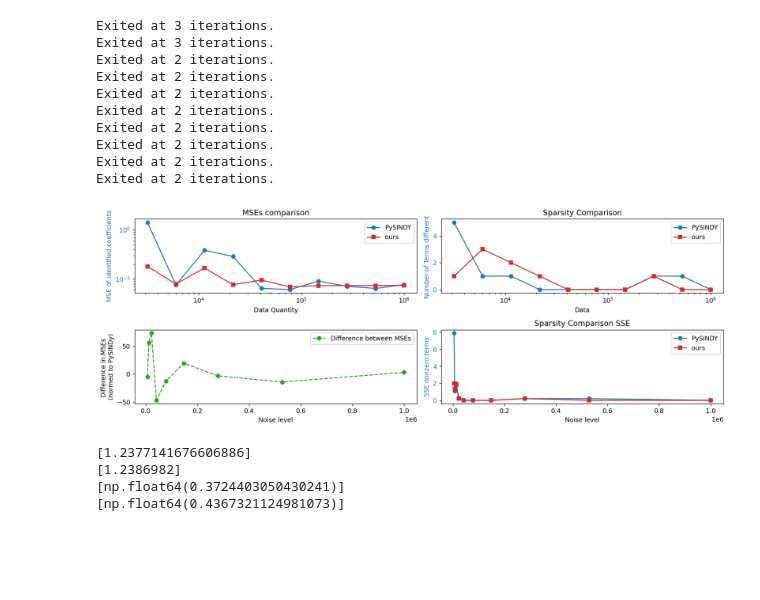
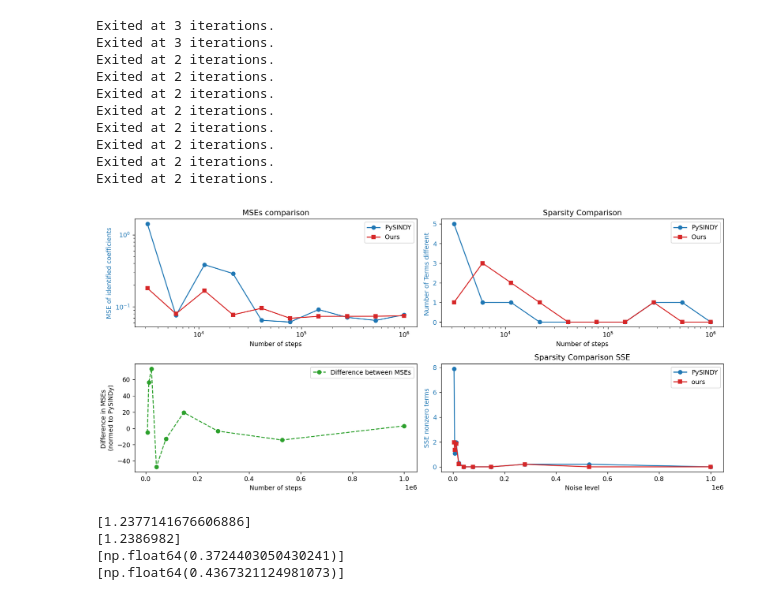
Before and after one commit to alexje76/SINDY-Noise-Investigation, a Jupyter notebook: test.ipynb, the cells around one changed output. Drawn from its saved outputs; the diff is of its cells as text; code cells hidden in the pictures; blank space fills up the shorter version.

Commit message:
Noise Levels Graphing

```diff
--- a/test.ipynb
+++ b/test.ipynb
@@ -318,8 +318,6 @@ for i, noise in enumerate(noise_levels):
 
     lorenz_arr_padded = mysindy.lorenz_array(sol)
 
-    mask = (sol != 0) & (lorenz_arr_padded == 0)
-    SEs_zterms_ours.append(np.sum(np.sqrt((sol[mask]-lorenz_arr_padded[mask])**2)))
     #print(xi.transpose().shape)
     #print(lorenz_arr_padded.shape)
     MSEs_ours.append(mean_squared_error(sol, lorenz_arr_padded))
@@ -410,7 +410,8 @@ plt.show()
 # %%
 logy = True
-logx = False
+logx = True
 sparsity = True
+PySINDy = False
 
 # 1. Create a figure with two subplots side-by-side
 fig, ((ax_MSEs, ax_sparsity), (ax_diff_MSEs, ax_SSE)) = plt.subplots(2, 2, figsize=(14, 5), dpi=128)
@@ -418,7 +419,8 @@ fig, ((ax_MSEs, ax_sparsity), (ax_diff_MSEs, ax_SSE)) = plt.subplots(2, 2, figsi
 MSEs_ours = np.array(MSEs_ours).round(7)
 # --- LEFT PLOT: Original SINDy ---
 # MSE on left y-axis
-ax_MSEs.plot(noise_levels, MSEs, marker="o", color="tab:blue", label="PySINDY")
+if PySINDy:
+    ax_MSEs.plot(noise_levels, MSEs, marker="o", color="tab:blue", label="PySINDY")
 ax_MSEs.plot(noise_levels, MSEs_ours, marker="s", color="tab:red", label="ours")
 ax_MSEs.set_xlabel("Noise level")
 ax_MSEs.set_ylabel("MSE of identified coefficients", color="tab:blue")
@@ -434,7 +436,8 @@ print(MSEs)
 # --- RIGHT PLOT: Our SINDy ---
 # MSE on left y-axis
 print(MSEs_ours)
-ax_sparsity.plot(noise_levels, np.array(term_nums)-7, marker="o", color="tab:blue", label="PySINDY")
+if PySINDy:
+    ax_sparsity.plot(noise_levels, np.array(term_nums)-7, marker="o", color="tab:blue", label="PySINDY")
 ax_sparsity.plot(noise_levels, np.array(term_nums_ours)-7, marker="s", color="tab:red", label="ours")
 ax_sparsity.set_xlabel("Noise level")
 ax_sparsity.set_ylabel("Number of Terms different ", color="tab:blue")
@@ -445,20 +448,24 @@ if logx:
 ax_sparsity.legend()
 
 
-
+if PySINDy:
 #Plot difference#
-diff = (MSEs - np.array(MSEs_ours).round(7))/MSEs *100
-ax_diff_MSEs.plot(noise_levels[1:], diff[1:], marker="o", color="tab:green", ls="--", label ="Difference between MSEs")
-ax_diff_MSEs.set_ylabel("Difference in MSEs \n(normed to PySINDy)")
-ax_diff_MSEs.set_xlabel("Noise level")
-ax_diff_MSEs.legend()
+    diff = (MSEs - np.array(MSEs_ours).round(7))/MSEs *100
+    ax_diff_MSEs.plot(noise_levels[1:], diff[1:], marker="o", color="tab:green", ls="--", label ="Difference between MSEs")
+    ax_diff_MSEs.set_ylabel("Difference in MSEs \n(normed to PySINDy)")
+    ax_diff_MSEs.set_xlabel("Noise level")
+    ax_diff_MSEs.legend()
+else:
+    ax_diff_MSEs.set_visible(False)
 
 
-# --- RIGHT PLOT bottom SSE ---
-ax_SSE.plot(noise_levels, SEs_zterms, marker="o", color="tab:blue", label="PySINDY")
-ax_SSE.plot(noise_levels, SEs_zterms_ours, marker="s", color="tab:red", label="ours")
+# --- RIGHT PLOT bottom SSE --
+# -
+if PySINDy:
+    ax_SSE.plot(noise_levels, SEs_zterms, marker="o", color="tab:blue", label="PySINDY")
 print(SEs_zterms)
 print(SEs_zterms_ours)
+ax_SSE.plot(noise_levels, SEs_zterms_ours, marker="s", color="tab:red", label="ours")
 ax_SSE.set_xlabel("Noise level")
 ax_SSE.set_ylabel("SSE nonzero terms", color="tab:blue")
 ax_SSE.tick_params(axis='y', labelcolor="tab:blue")
@@ -590,14 +598,14 @@ logx = True
 sparsity = True
 
 # 1. Create a figure with two subplots side-by-side
-fig, ((ax_MSEs, ax_sparsity), (ax_diff_MSEs, ax_SSE)) = plt.subplots(2, 2, figsize=(14, 5), dpi=128)
+fig, ((ax_MSEs, ax_sparsity), (ax_diff_MSEs, ax_SSE)) = plt.subplots(2, 2, figsize=(14, 6.5), dpi=128)
 
 MSEs_ours = np.array(MSEs_ours).round(7)
 # --- LEFT PLOT: Original SINDy ---
 # MSE on left y-axis
 ax_MSEs.plot(num_steps_lst, MSEs_pys_steps, marker="o", color="tab:blue", label="PySINDY")
-ax_MSEs.plot(num_steps_lst, MSEs_ours_steps, marker="s", color="tab:red", label="ours")
-ax_MSEs.set_xlabel("Data Quantity")
+ax_MSEs.plot(num_steps_lst, MSEs_ours_steps, marker="s", color="tab:red", label="Ours")
+ax_MSEs.set_xlabel("Number of steps")
 ax_MSEs.set_ylabel("MSE of identified coefficients", color="tab:blue")
 ax_MSEs.tick_params(axis='y', labelcolor="tab:blue")
 ax_MSEs.set_title("MSEs comparison")
@@ -612,8 +620,8 @@ ax_MSEs.legend()
 # MSE on left y-axis
 #print(MSEs_ours)
 ax_sparsity.plot(num_steps_lst, np.array(term_nums_pys_steps)-7, marker="o", color="tab:blue", label="PySINDY")
-ax_sparsity.plot(num_steps_lst, np.array(term_nums_ours_steps)-7, marker="s", color="tab:red", label="ours")
-ax_sparsity.set_xlabel("Data")
+ax_sparsity.plot(num_steps_lst, np.array(term_nums_ours_steps)-7, marker="s", color="tab:red", label="Ours")
+ax_sparsity.set_xlabel("Number of steps")
 ax_sparsity.set_ylabel("Number of Terms different ", color="tab:blue")
 ax_sparsity.tick_params(axis='y', labelcolor="tab:blue")
 ax_sparsity.set_title("Sparsity Comparison")
@@ -621,35 +629,35 @@ if logx:
     ax_sparsity.set_xscale('log')
 ax_sparsity.legend()
 
 
 
 #Plot difference#
 diff = (MSEs_pys_steps - np.array(MSEs_ours_steps).round(7))/MSEs_pys_steps *100
 ax_diff_MSEs.plot(num_steps_lst[1:], diff[1:], marker="o", color="tab:green", ls="--", label ="Difference between MSEs")
 ax_diff_MSEs.set_ylabel("Difference in MSEs \n(normed to PySINDy)")
-ax_diff_MSEs.set_xlabel("Noise level")
+ax_diff_MSEs.set_xlabel("Number of steps")
 ax_diff_MSEs.legend()
 
 
 # --- RIGHT PLOT bottom SSE ---
 ax_SSE.plot(num_steps_lst, SEs_zterms_pys_steps, marker="o", color="tab:blue", label="PySINDY")
 ax_SSE.plot(num_steps_lst, SEs_zterms_ours_steps, marker="s", color="tab:red", label="ours")
 #print(SEs_zterms)
 #print(SEs_zterms_ours)
 ax_SSE.set_xlabel("Noise level")
 ax_SSE.set_ylabel("SSE nonzero terms", color="tab:blue")
 ax_SSE.tick_params(axis='y', labelcolor="tab:blue")
 ax_SSE.set_title("Sparsity Comparison SSE")
 ax_SSE.legend()
 
 
 
 # 4. Final formatting
 fig.tight_layout()
 plt.show()
     #####Plot them
 # %% [output]
-[figure, old version]
+[figure, new version]
 # %%
 logy = True
 logx = False
```
Also changed, not shown: parts of 8 cells of this notebook.
